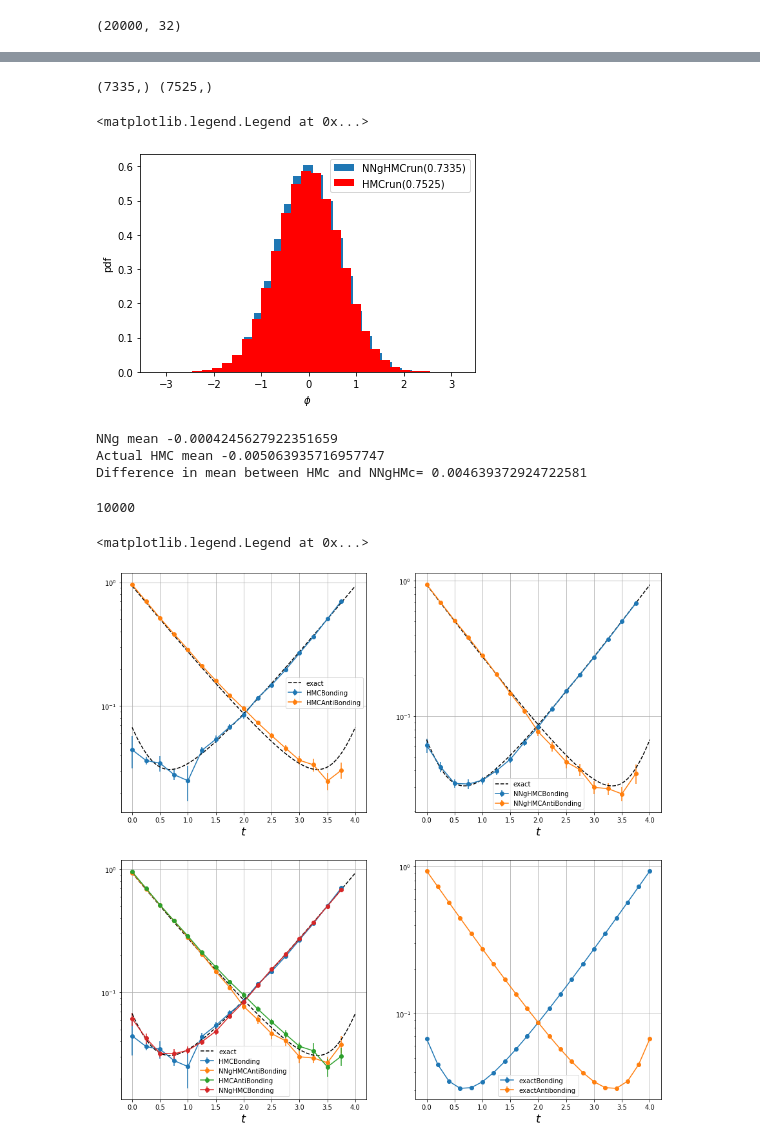
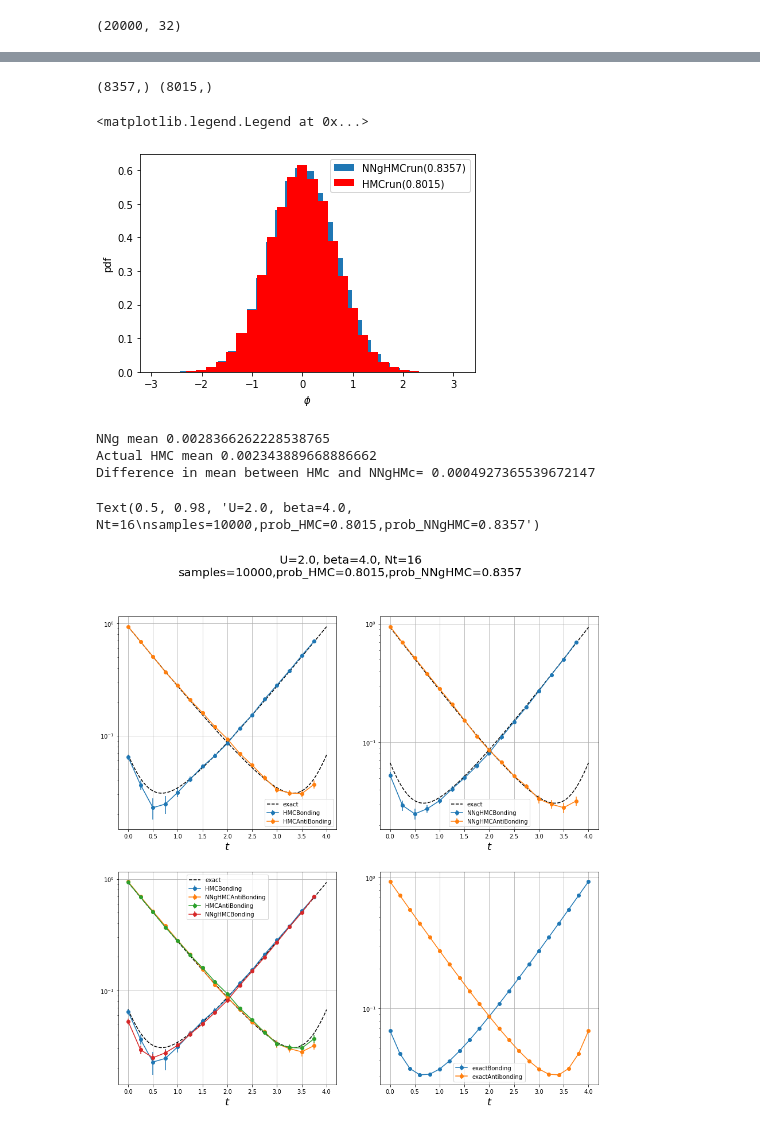
Before and after one commit to chelseajohn/NNgHMC, a Jupyter notebook: 2siteHubbardNNgHMC.ipynb, the cells around one changed output, grey strips where cells are left out. Saved outputs shown, nothing was run; the diff lists cells and outputs as text; code cells hidden in the pictures.

```diff
--- a/2siteHubbardNNgHMC.ipynb
+++ b/2siteHubbardNNgHMC.ipynb
@@ -318,11 +325,12 @@ num_samples = 10000
 training_gaus = np.zeros((num_samples,Nt*Nx))
 gradient_gaus = np.zeros((num_samples,Nt*Nx))
 
-data_actual = np.array(actual)
-gradient_actual = np.zeros((len(actual),Nt*Nx))
+data_actual = np.array(actual_HMC)
+gradient_actual = np.zeros((len(actual_HMC),Nt*Nx))
 
-xx = np.zeros((len(actual)+ num_samples,Nt*Nx))
-yy= np.zeros((len(actual)+ num_samples,Nt*Nx))
+#stores data from Actual HMC and Gaussian distributions
+xx = np.zeros((len(actual_HMC)+ num_samples,Nt*Nx))
+yy= np.zeros((len(actual_HMC)+ num_samples,Nt*Nx))
 
 for i in range(num_samples):
     training_gaus[i,:] = np.random.normal(0,usqrt,Nt*Nx)
@@ -342,8 +350,8 @@ yy[num_samples:,:] = gradient_actual[:,:]
 %store gradient_gaus
 %store data_actual
 %store gradient_actual
-%store training_data
-%store gradient
+# %store training_data
+# %store gradient
 # plt.hist(np.array(training_gaus).flatten(),density=True,bins=30,label='training_gaus')
 # plt.legend()
 
@@ -449,9 +452,9 @@ from surrogate import NeuralGrad
 
 #Using the NN inside HMC to sample points
 grad_hat = NeuralGrad(model,trial_scaled)
-NNg ,NNg_prob,g_NN,pp_NN = HMC(surrogate = grad_hat, training = False)
+NNg ,NNg_prob,gradient_NN,phi_NN = HMC(surrogate = grad_hat, training = False)
 
-print("act_prob=",act_prob.mean())
+print("actualHMC_prob=",actualHMC_prob.mean())
 print("NNg_prob=",NNg_prob.mean())
 # %% [output]
 [interactive output not drawn]
@@ -460,17 +463,16 @@ NNg_prob= 0.7335
 # %%
 
-k = np.where(act_prob == 1.0)
+k = np.where(actualHMC_prob == 1.0)
 c= np.where(NNg_prob == 1.0)
 print(c[0].shape,k[0].shape)
 # %% [output]
-(7335,) (7525,)
+(8357,) (8015,)
 # %%
-import scipy.stats as stats
 flattend = np.array(NNg).flatten()
 x = np.linspace(-3, 3, 100)
 #plt.title("Acceptance={}".format(NNg_prob.mean()))
 plt.hist(flattend, density=True, bins=30,label='NNgHMCrun({})'.format(NNg_prob.mean()))
-plt.hist(np.array(actual).flatten(), density=True, bins=30,label='HMCrun({})'.format(act_prob.mean()),color='r')
+plt.hist(np.array(actual_HMC).flatten(), density=True, bins=30,label='HMCrun({})'.format(actualHMC_prob.mean()),color='r')
 #plt.plot(x, stats.norm.pdf(x, 0, usqrt),label=r'$\mathcal{N}(0,\sqrt{U\delta})$')
 plt.ylabel('pdf')
 plt.xlabel(r'$\phi$')
@@ -478,18 +480,14 @@ plt.legend(loc='best')
 #plt.savefig("acceptance_{}.pdf".format(NNg_prob.mean()))
 # %% [output]
 <matplotlib.legend.Legend at 0x...>
-[figure, old version]
+[figure, new version]
 # %%
 print("NNg mean",flattend.mean())
-print("Actual HMC mean",np.array(actual).flatten().mean())
-print("Difference in mean between HMc and NNgHMc=",np.abs(np.array(actual).flatten().mean()-flattend.mean()))
+print("Actual HMC mean",np.array(actual_HMC).flatten().mean())
+print("Difference in mean between HMc and NNgHMc=",np.abs(np.array(actual_HMC).flatten().mean()-flattend.mean()))
 # %% [output]
-NNg mean -0.0004245627922351659
-Actual HMC mean -0.005063935716957747
-Difference in mean between HMc and NNgHMc= 0.004639372924722581
+NNg mean 0.0028366262228538765
+Actual HMC mean 0.002343889668886662
+Difference in mean between HMc and NNgHMc= 0.0004927365539672147
-# %%
-len(NNg)
-# %% [output]
-10000
 # %%
 #Exact co-relators data
@@ -568,7 +564,7 @@ def correlators(sample):
     tau = np.linspace(0,beta-beta/Nt,Nt) # <===== this is the correct distancing for tau
     return corrBond,corrAntiBond,cAA,cAB,cBA,cBB,tau,corrUp_b,corrUp_ab,Cxx,Cxy,Cyx,Cyy
 
-a_corrBond,a_corrAntiBond,a_cAA,a_cAB,a_cBA,a_cBB,a_tau,a_corrUp_b,a_corrUp_ab,a_Cxx,a_Cxy,a_Cyx,a_Cyy = correlators(actual)
+a_corrBond,a_corrAntiBond,a_cAA,a_cAB,a_cBA,a_cBB,a_tau,a_corrUp_b,a_corrUp_ab,a_Cxx,a_Cxy,a_Cyx,a_Cyy = correlators(actual_HMC)
 corrBond,corrAntiBond,cAA,cAB,cBA,cBB,tau,corrUp_b,corrUp_ab,Cxx,Cxy,Cyx,Cyy = correlators(NNg)
 # %%
 #Binning and Bootstraping
@@ -601,15 +597,20 @@ def binAndBoot(corr,nBN,nBS,check):
 # %%
 #plotting correlators
 
+fig,ax = plt.subplots(2,2,figsize=(15,15))
 
-fig,ax = plt.subplots(2,2,figsize=(15,15))
+
+
 axx = ax[0][0]
 #axx.plot(a_tau,a_corrBond,'ro',label= r'$HMCBonding$')
 axx.errorbar(a_tau,a_corrBond,yerr=binAndBoot(a_corrUp_b,100,100,1),marker='o',label='HMCBonding')
+
 #axx.plot(a_tau,a_corrAntiBond,'bo', label = '$HMCAntibonding$')
 axx.errorbar(a_tau,a_corrAntiBond,yerr=binAndBoot(a_corrUp_ab,100,100,1),marker='o',label='HMCAntiBonding')
+
 axx.plot(exT,exBonding,'k--',label='exact')
 axx.plot(exT,exAntiBonding,'k--')
+
 axx.grid()
 axx.set_xlabel(r'$t$',fontsize=18)
 axx.set_yscale('log')
@@ -618,47 +619,54 @@ axx.legend(loc='best')
 axx = ax[0][1]
 #axx.plot(tau,corrBond,'go',label= r'$NNgBonding$')
 axx.errorbar(tau,corrBond,yerr=binAndBoot(corrUp_b,100,400,1),marker='o',label='NNgHMCBonding')
+
 #axx.plot(tau,corrAntiBond,'yo', label = '$NNgAntibonding$')
 axx.errorbar(tau,corrAntiBond,yerr=binAndBoot(corrUp_ab,100,400,1),marker='o',label='NNgHMCAntiBonding')
+
 axx.plot(exT,exBonding,'k--',label='exact')
 axx.plot(exT,exAntiBonding,'k--')
+
 axx.grid()
 axx.set_xlabel(r'$t$',fontsize=18)
 axx.set_yscale('log')
 axx.legend(loc='best')
 
 axx = ax[1][0]
-#axx.plot(tau,corrBond,'go',label= r'$NNgBonding$')
-#axx.plot(tau,corrAntiBond,'yo', label = '$NNgAntibonding$')
-#axx.plot(a_tau,a_corrBond,'ro',label= r'$HMCBonding$')
-#axx.plot(a_tau,a_corrAntiBond,'bo', label = '$HMCAntibonding$')
 axx.errorbar(a_tau,a_corrBond,yerr=binAndBoot(a_corrUp_b,100,400,1),marker='o',label='HMCBonding')
 axx.errorbar(tau,corrAntiBond,yerr=binAndBoot(corrUp_ab,100,400,1),marker='o',label='NNgHMCAntiBonding')
+
 axx.errorbar(a_tau,a_corrAntiBond,yerr=binAndBoot(a_corrUp_ab,100,400,1),marker='o',label='HMCAntiBonding')
 axx.errorbar(tau,corrBond,yerr=binAndBoot(corrUp_b,100,400,1),marker='o',label='NNgHMCBonding')
+
 axx.plot(exT,exBonding,'k--',label='exact')
 axx.plot(exT,exAntiBonding,'k--')
+
 axx.grid()
 axx.set_xlabel(r'$t$',fontsize=18)
 axx.set_yscale('log')
 axx.legend(loc='best')
 
 axx = ax[1][1]
-#axx.plot(exT[::50],exBonding[::50],'ro',label='exactBonding')
-#axx.plot(exT[::50],exAntiBonding[::50],'bo',label='exactAntibonding')
 axx.errorbar(exT[::50],exBonding[::50],yerr=binAndBoot(exBonding[::50],100,400,0),marker='o',label='exactBonding')
 axx.errorbar(exT[::50],exAntiBonding[::50],yerr=binAndBoot(exAntiBonding[::50],100,400,0),marker='o',label='exactAntibonding')
-# axx.plot(np.array(a_corrBond) - np.array(corrBond),'ro',label= r'$diff_Bonding$')
-# axx.plot(np.array(a_corrAntiBond) - np.array(corrAntiBond),'bo', label = '$diff_Antibonding$')
 axx.set_xlabel(r'$t$',fontsize=18)
 axx.set_yscale('log')
 axx.grid()
 axx.legend(loc='best')
 
+plt.suptitle('U={}, beta={}, Nt={}\nsamples={},prob_HMC={},prob_NNgHMC={}'
+            .format(U,beta,Nt,nTrajs,actualHMC_prob.mean(),NNg_prob.mean()),fontsize=20)
+
+
+#axx.plot(exT[::50],exBonding[::50],'ro',label='exactBonding')
+#axx.plot(exT[::50],exAntiBonding[::50],'bo',label='exactAntibonding')
+#axx.plot(np.array(a_corrBond) - np.array(corrBond),'ro',label= r'$diff_Bonding$')
+#axx.plot(np.array(a_corrAntiBond) - np.array(corrAntiBond),'bo', label = '$diff_Antibonding$')
+
 #plt.savefig("bondingAntiBonding_logerror_{}_10000.pdf".format(NNg_prob.mean()))
 # %% [output]
-<matplotlib.legend.Legend at 0x...>
+Text(0.5, 0.98, 'U=2.0, beta=4.0, Nt=16\nsamples=10000,prob_HMC=0.8015,prob_NNgHMC=0.8357')
-[figure, old version]
+[figure, new version]
 # %%
 fig,ax = plt.subplots(2,2,figsize=(15,10),sharex=True)
 
```
Also changed, not shown: parts of 15 cells of this notebook.
